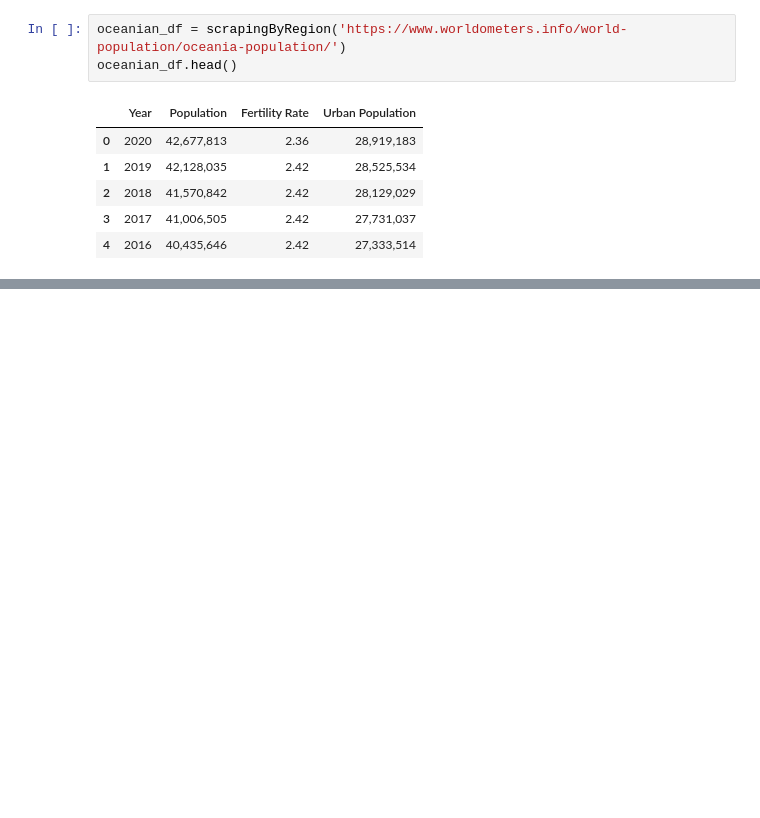
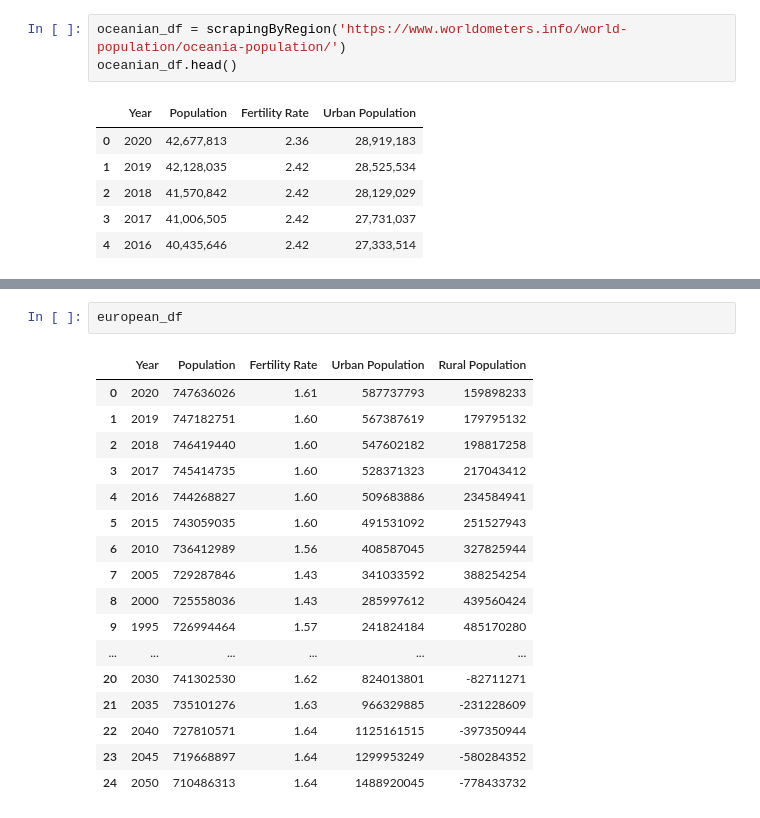
Before and after one commit to amal209/Back-end, a Jupyter notebook: etl.ipynb, the cells around one changed output, grey strips where cells are left out. Drawn from its saved outputs; the diff is of its cells as text; blank space fills up the shorter version.

```diff
--- a/etl.ipynb
+++ b/etl.ipynb
@@ -117,0 +196,20 @@ oceanian_df.head()
+# %%
+european_df
+# %% [output]
+|  | Year | Population | Fertility Rate | Urban Population | Rural Population |
+| 0 | 2020 | 747636026 | 1.61 | 587737793 | 159898233 |
+| 1 | 2019 | 747182751 | 1.60 | 567387619 | 179795132 |
+| 2 | 2018 | 746419440 | 1.60 | 547602182 | 198817258 |
+| 3 | 2017 | 745414735 | 1.60 | 528371323 | 217043412 |
+| 4 | 2016 | 744268827 | 1.60 | 509683886 | 234584941 |
+| 5 | 2015 | 743059035 | 1.60 | 491531092 | 251527943 |
+| 6 | 2010 | 736412989 | 1.56 | 408587045 | 327825944 |
+| 7 | 2005 | 729287846 | 1.43 | 341033592 | 388254254 |
+| 8 | 2000 | 725558036 | 1.43 | 285997612 | 439560424 |
+| 9 | 1995 | 726994464 | 1.57 | 241824184 | 485170280 |
+| ... | ... | ... | ... | ... | ... |
+| 20 | 2030 | 741302530 | 1.62 | 824013801 | -82711271 |
+| 21 | 2035 | 735101276 | 1.63 | 966329885 | -231228609 |
+| 22 | 2040 | 727810571 | 1.64 | 1125161515 | -397350944 |
+| 23 | 2045 | 719668897 | 1.64 | 1299953249 | -580284352 |
+| 24 | 2050 | 710486313 | 1.64 | 1488920045 | -778433732 |
```
Also changed, not shown: parts of 18 cells of this notebook.
